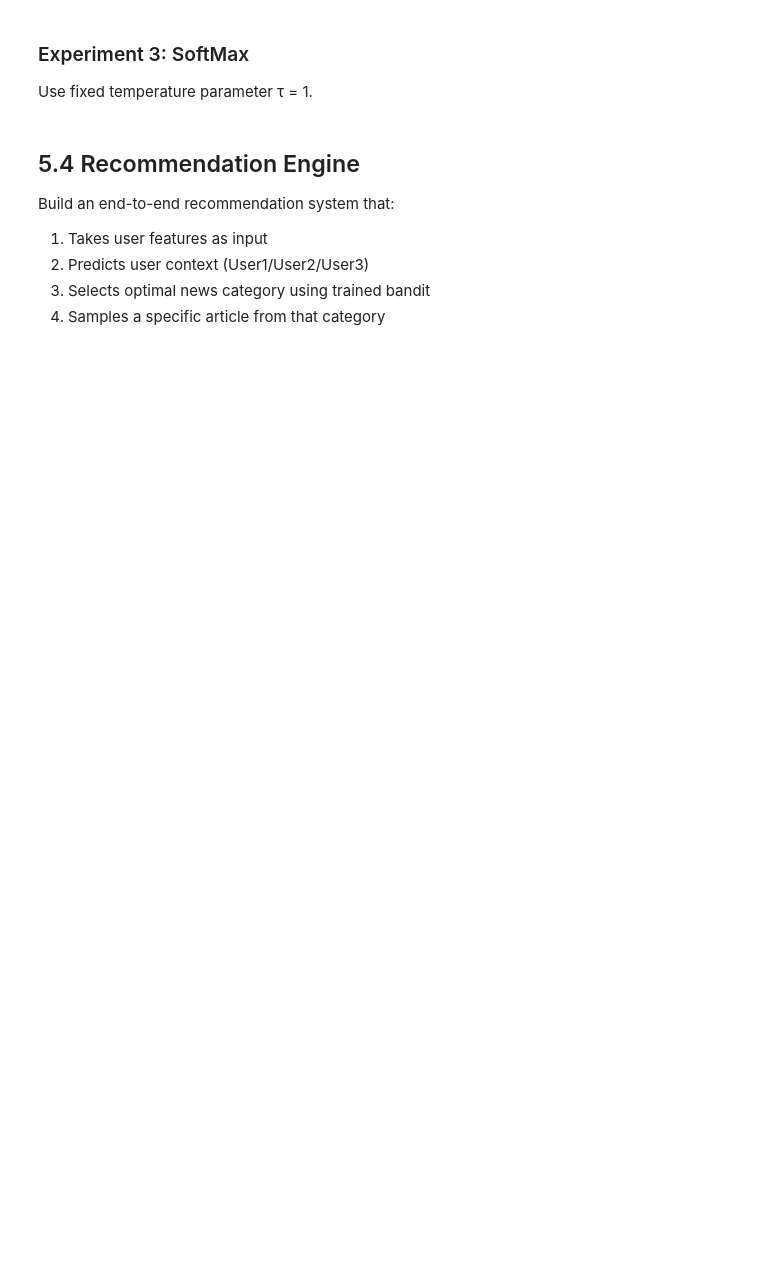
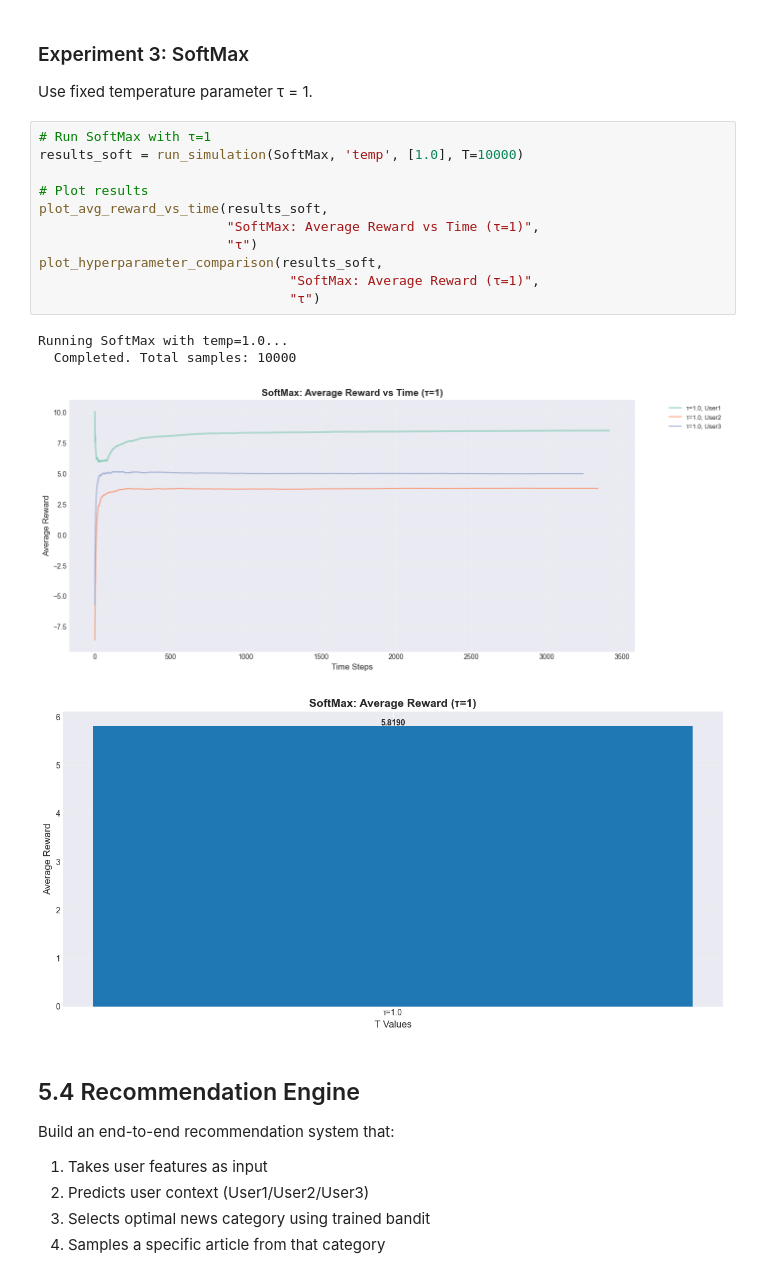
Before and after one commit to asp616848/lab3-contextual-bandit, a Jupyter notebook: lab3_results_u20230101.ipynb, the cells around one changed output. Saved outputs shown, nothing was run; the diff lists cells and outputs as text; blank space fills up the shorter version.

```diff
--- a/lab3_results_u20230101.ipynb
+++ b/lab3_results_u20230101.ipynb
@@ -725,6 +904,22 @@ Test multiple values of exploration parameter C.
 ### Experiment 3: SoftMax
 
 Use fixed temperature parameter τ = 1.
+# %%
+# Run SoftMax with τ=1
+results_soft = run_simulation(SoftMax, 'temp', [1.0], T=10000)
+
+# Plot results
+plot_avg_reward_vs_time(results_soft,
+                        "SoftMax: Average Reward vs Time (τ=1)",
+                        "τ")
+plot_hyperparameter_comparison(results_soft,
+                                "SoftMax: Average Reward (τ=1)",
+                                "τ")
+# %% [output]
+Running SoftMax with temp=1.0...
+  Completed. Total samples: 10000
+[figure, added]
+[figure, added]
 # %% [markdown]
 ## 5.4 Recommendation Engine
 
```
Also changed, not shown: parts of 12 cells of this notebook, 1 other file.
